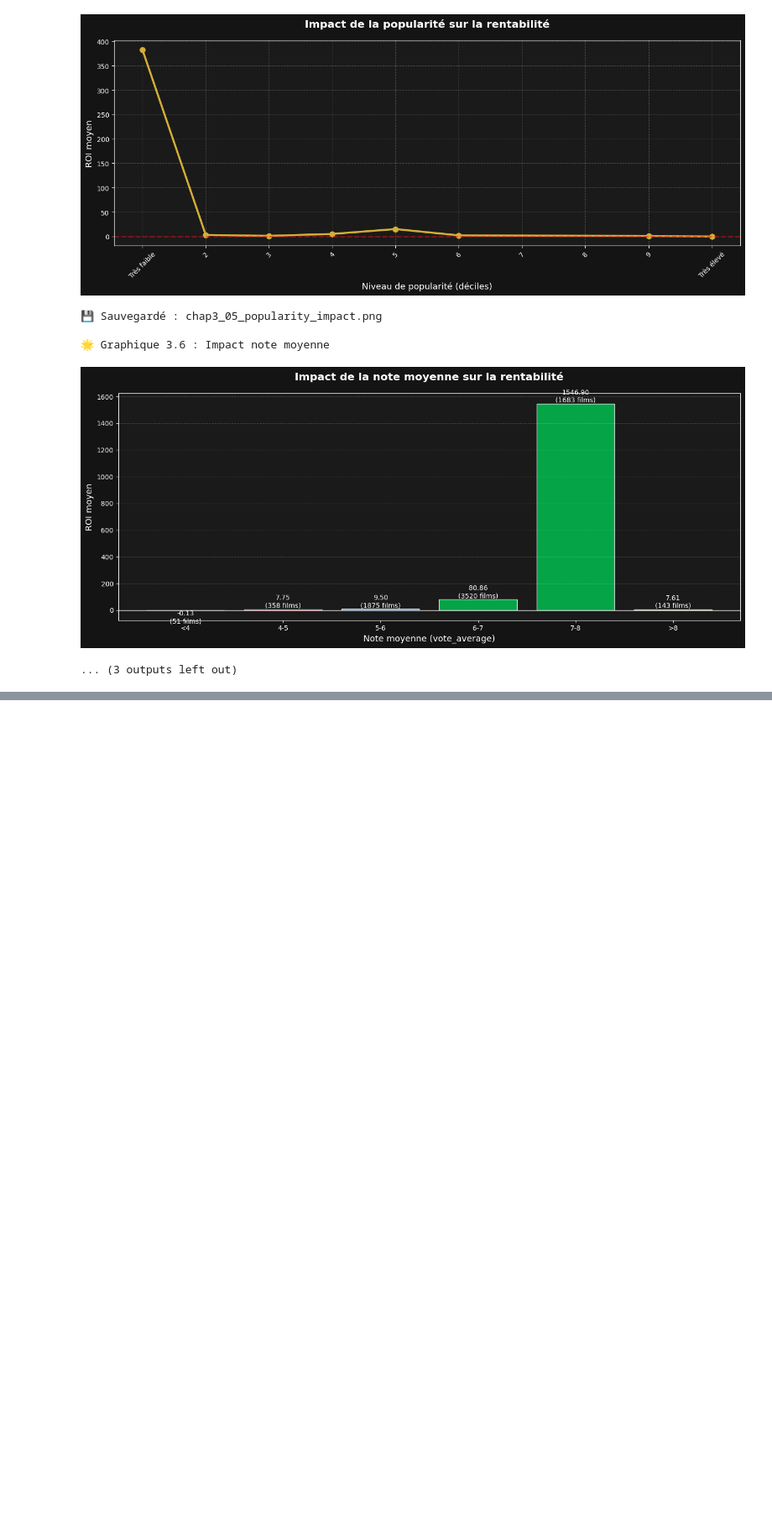
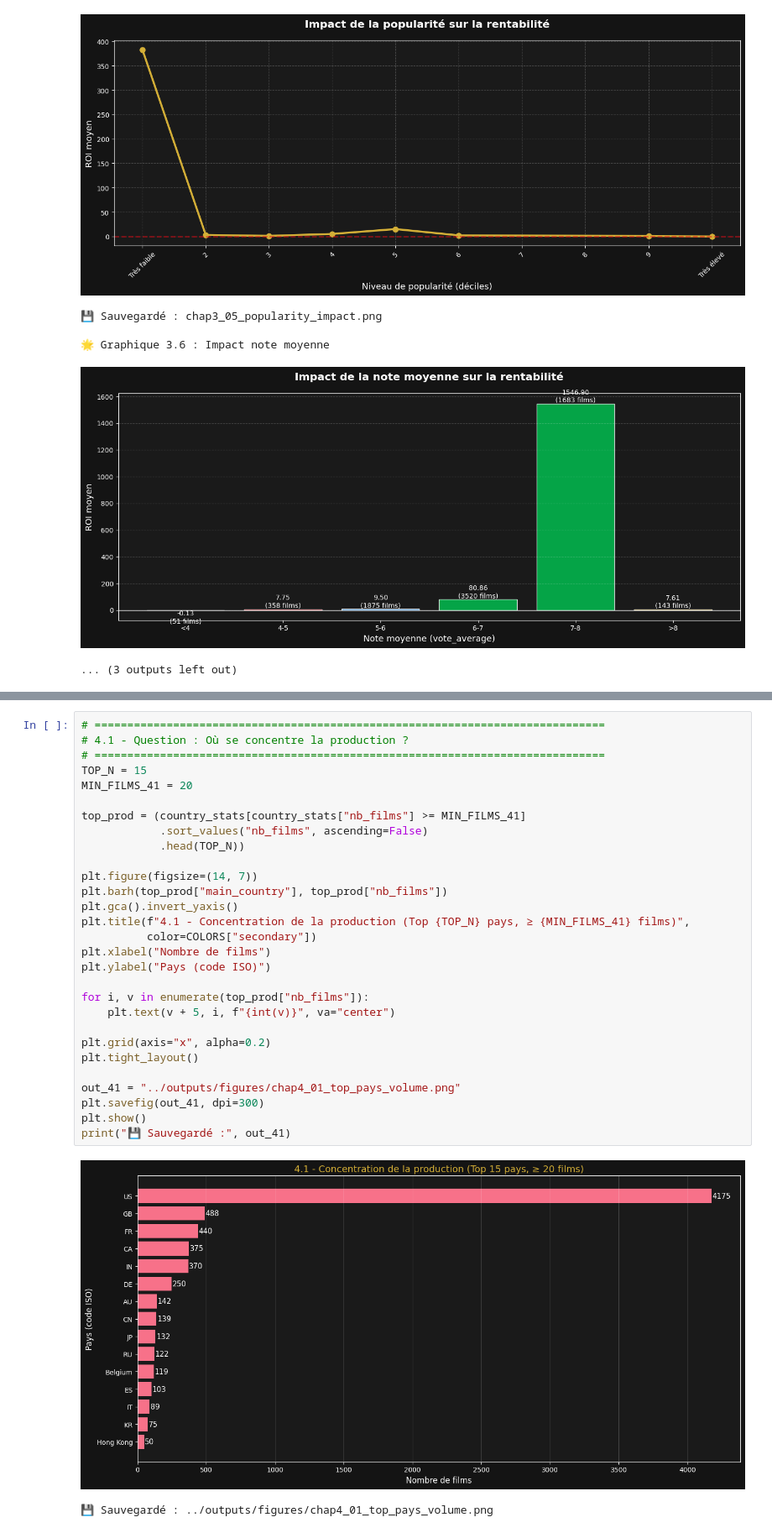
Before and after one commit to Nabintou-FOFANA/movie-profitability-predictor, a Jupyter notebook: notebooks/02_visualizations_static.ipynb, the cells around one changed output, grey strips where cells are left out. Shown at 84% size. Drawn from its saved outputs; the diff is of its cells as text; blank space fills up the shorter version.

Commit message:
Add chapters 4 & 5 (country analysis + investor profile)

```diff
--- a/notebooks/02_visualizations_static.ipynb
+++ b/notebooks/02_visualizations_static.ipynb
@@ -849,0 +907,32 @@ CHAPITRE 3 : FACTEURS DE SUCCÈS
+# %%
+# ==============================================================================
+# 4.1 - Question : Où se concentre la production ?
+# ==============================================================================
+TOP_N = 15
+MIN_FILMS_41 = 20
+
+top_prod = (country_stats[country_stats["nb_films"] >= MIN_FILMS_41]
+            .sort_values("nb_films", ascending=False)
+            .head(TOP_N))
+
+plt.figure(figsize=(14, 7))
+plt.barh(top_prod["main_country"], top_prod["nb_films"])
+plt.gca().invert_yaxis()
+plt.title(f"4.1 - Concentration de la production (Top {TOP_N} pays, ≥ {MIN_FILMS_41} films)",
+          color=COLORS["secondary"])
+plt.xlabel("Nombre de films")
+plt.ylabel("Pays (code ISO)")
+
+for i, v in enumerate(top_prod["nb_films"]):
+    plt.text(v + 5, i, f"{int(v)}", va="center")
+
+plt.grid(axis="x", alpha=0.2)
+plt.tight_layout()
+
+out_41 = "../outputs/figures/chap4_01_top_pays_volume.png"
+plt.savefig(out_41, dpi=300)
+plt.show()
+print("💾 Sauvegardé :", out_41)
+# %% [output]
+[figure, added]
+💾 Sauvegardé : ../outputs/figures/chap4_01_top_pays_volume.png
```
Also changed, not shown: parts of 7 cells of this notebook, 1 other file.
